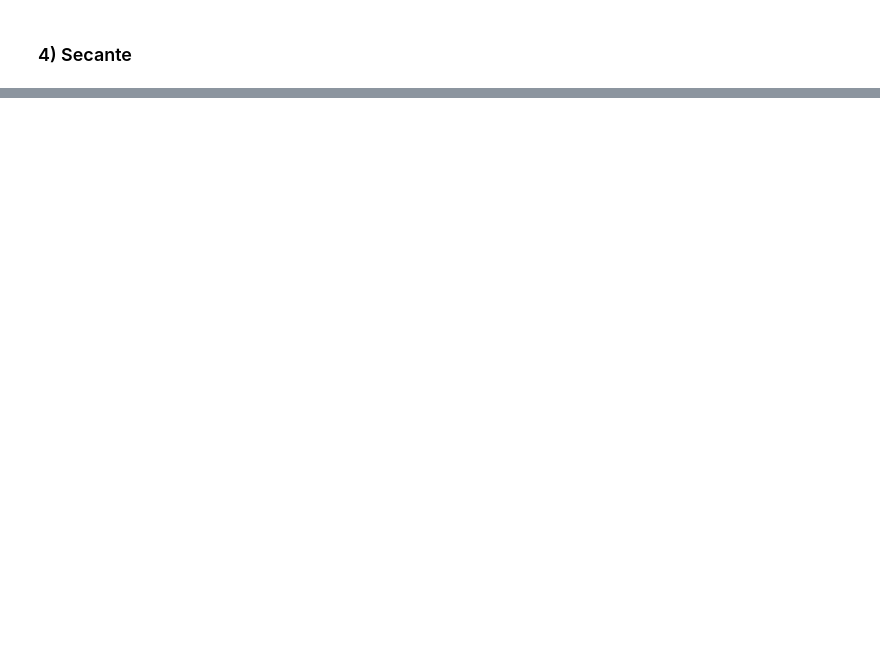
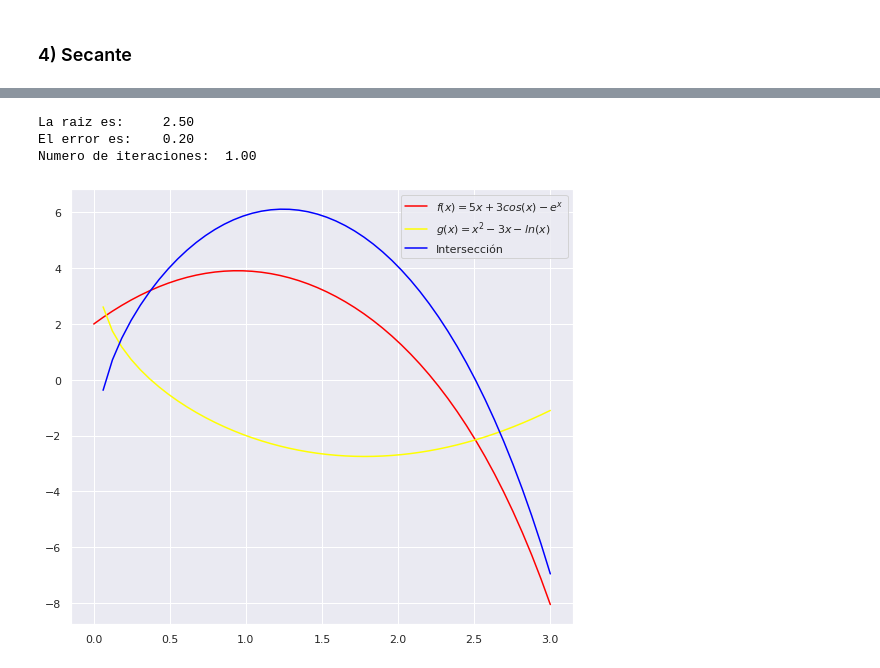
Before and after one commit to ADRIANVM117/proyectos_propios, a Jupyter notebook: actuaria/metodos_numericos/guia_metodos.ipynb, the cells around one changed output, grey strips where cells are left out. Drawn from its saved outputs; the diff is of its cells as text; code cells hidden in the pictures; blank space fills up the shorter version.

```diff
--- a/actuaria/metodos_numericos/guia_metodos.ipynb
+++ b/actuaria/metodos_numericos/guia_metodos.ipynb
@@ -123,0 +232,47 @@ plt.show()
+# %%
+# Definiendo funciones
+def f(x):
+  return 5*x + 3*np.cos(x) - np.exp(x)
+def g(x):
+  return x**2 - 3*x -np.log(x)
+def h(x):
+  return  5*x + 3*np.cos(x) - np.exp(x)- (x**2 - 3*x -np.log(x))
+x = np.linspace(0,3,50)
+# -------------------------------------------
+# Algoritmo falsa posición.
+a = 2.4
+b = 2.6
+tol = 0.001
+r = (a * h(b) - b*h(a)) / (h(b) - h(a))   # busqueda de raiz
+e = b-a # error
+k = 1   # contador para iteraciones
+while e<tol:  # ciclo while que se ejecute mientras el error sea menor a la tolerancia
+  if h(r) == 0:  # condicional if para tomar diversas acciones
+    e = 0
+  else:
+    if h(a)* h(r)<0:
+      b = r
+    else:
+      a = r
+    r = (a * h(b) - b*h(a))/ (h(b) - h(a))
+    e = b -a
+    k +=  1
+
+print('La raiz es: \t{:.2f}'.format(r))
+print('El error es: \t{:.2f}'.format(e))
+print('Numero de iteraciones: \t{:.2f}'.format(k))
+
+# -----------------------------------------------
+# Graficando
+sns.set()
+plt.figure(figsize=(9,8))
+plt.plot(x, f(x), color = 'red', label = r'$f(x) = 5x + 3cos(x) - e^{x}  $')
+plt.plot(x,g(x), color = 'yellow', label = r'$ g(x) =  x^{2} - 3x - ln(x)  $')
+plt.plot(x,h(x), color = 'blue', label = 'Intersección')
+plt.legend(loc = 'upper right')
+plt.show()
+# %% [output]
+La raiz es:     2.50
+El error es:    0.20
+Numero de iteraciones:  1.00
+[figure, added]
```
Also changed, not shown: parts of 10 cells of this notebook.
